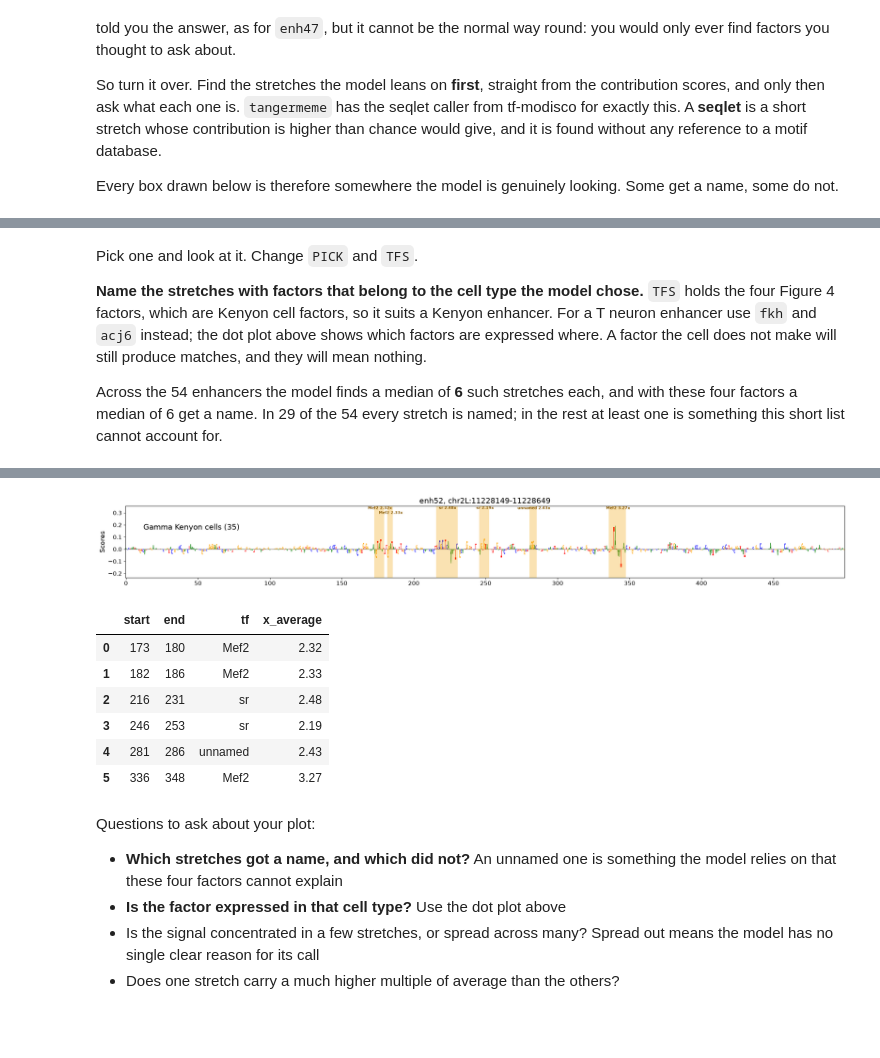
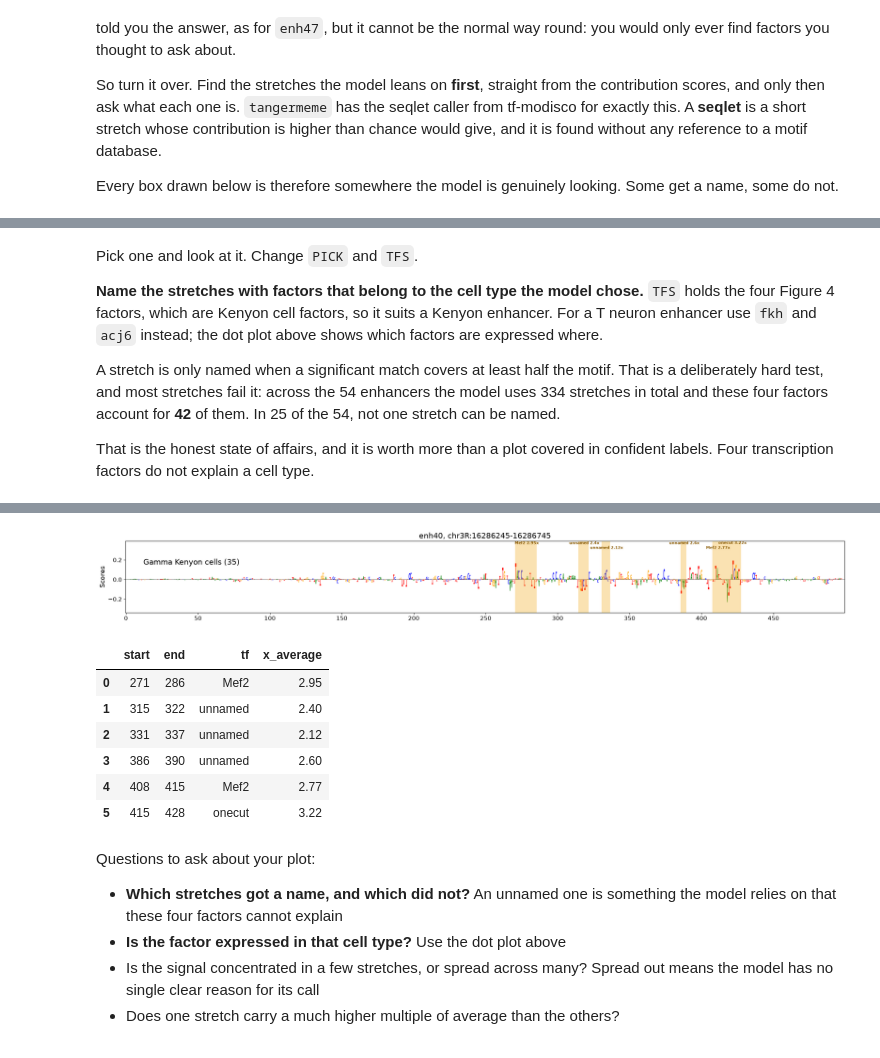
Before and after one commit to nkempynck/isn-school-2026, a Jupyter notebook: notebooks/practicals/06_crested_deepflybrain.ipynb, the cells around one changed output, grey strips where cells are left out. Drawn from its saved outputs; the diff is of its cells as text; code cells hidden in the pictures.

Commit message:
Only name a stretch when the motif actually covers it

```diff
--- a/notebooks/practicals/06_crested_deepflybrain.ipynb
+++ b/notebooks/practicals/06_crested_deepflybrain.ipynb
@@ -745,38 +745,47 @@ Pick one and look at it. Change `PICK` and `TFS`.
 **Name the stretches with factors that belong to the cell type the model
 chose.** `TFS` holds the four Figure 4 factors, which are Kenyon cell factors,
 so it suits a Kenyon enhancer. For a T neuron enhancer use `fkh` and `acj6`
-instead; the dot plot above shows which factors are expressed where. A factor
-the cell does not make will still produce matches, and they will mean nothing.
+instead; the dot plot above shows which factors are expressed where.
 
-Across the 54 enhancers the model finds a median of **6** such stretches each,
-and with these four factors a median of 6 get a name. In 29 of the 54 every
-stretch is named; in the rest at least one is something this short list cannot
-account for.
+A stretch is only named when a significant match covers at least half the
+motif. That is a deliberately hard test, and most stretches fail it: across the
+54 enhancers the model uses 334 stretches in total and these four factors
+account for **42** of them. In 25 of the 54, not one stretch can be named.
+
+That is the honest state of affairs, and it is worth more than a plot covered
+in confident labels. Four transcription factors do not explain a cell type.
 # %%
 from tangermeme.seqlet import recursive_seqlets
 
 
-def where_the_model_looks(contributions, sequence, tfs, p_value=0.01, threshold=0.75):
-    """The stretches the model leans on, and a name for each where one fits."""
+def where_the_model_looks(contributions, sequence, tfs, p_value=0.01):
+    """The stretches the model leans on, named only where a name really fits."""
     importance = np.abs(contributions[0, 0]).sum(axis=1)
 
-    # Found from the scores alone. No motif database is involved here.
+    # Found from the contribution scores alone. No motif database involved.
     seqlets = recursive_seqlets(importance[None], threshold=p_value)
 
-    hits = scan(sequence, tfs, threshold=threshold)
+    # A stretch is named only if a significant match covers at least half the
+    # matrix. Accepting any overlap at all lets an eleven-nucleotide matrix
+    # claim a four-nucleotide stretch, which produces confident nonsense.
+    hits = fimo_scan(sequence, tfs, p_value=1e-3)
     rows = []
     for s in seqlets.itertuples():
         start, end = int(s.start), int(s.end)
-        inside = hits[(hits["start"] < end) & (start < hits["end"])] if len(hits) else hits
-        best = inside.sort_values("score").iloc[-1] if len(inside) else None
+        best = None
+        for h in hits.itertuples():
+            covered = min(end, int(h.end)) - max(start, int(h.start))
+            if covered >= 0.5 * (int(h.end) - int(h.start)):
+                if best is None or h.score > best.score:
+                    best = h
         rows.append({
             "start": start, "end": end,
-            "tf": best["tf"] if best is not None else "unnamed",
+            "tf": best.tf if best is not None else "unnamed",
             "x_average": round(float(importance[start:end].mean() / importance.mean()), 2),
         })
     return pd.DataFrame(rows).sort_values("start").reset_index(drop=True)
 # %%
-PICK = "enh52"                                   # change this
+PICK = "enh40"                                   # change this
 TFS = ["Mef2", "ey", "sr", "onecut"]             # factors expected in this cell type
 
 row = tested.loc[tested["name"] == PICK].iloc[0]
@@ -799,11 +808,11 @@ enh52: chr2L:11228149-11228649, called Gamma Kenyon cells (35) at 0.954999983310
-[figure, old version]
+[figure, new version]
 |  | start | end | tf | x_average |
-| 0 | 173 | 180 | Mef2 | 2.32 |
-| 1 | 182 | 186 | Mef2 | 2.33 |
-| 2 | 216 | 231 | sr | 2.48 |
-| 3 | 246 | 253 | sr | 2.19 |
-| 4 | 281 | 286 | unnamed | 2.43 |
-| 5 | 336 | 348 | Mef2 | 3.27 |
+| 0 | 271 | 286 | Mef2 | 2.95 |
+| 1 | 315 | 322 | unnamed | 2.40 |
+| 2 | 331 | 337 | unnamed | 2.12 |
+| 3 | 386 | 390 | unnamed | 2.60 |
+| 4 | 408 | 415 | Mef2 | 2.77 |
+| 5 | 415 | 428 | onecut | 3.22 |
 # %% [markdown]
 Questions to ask about your plot:
 
```
Also changed, not shown: parts of 13 cells of this notebook.
